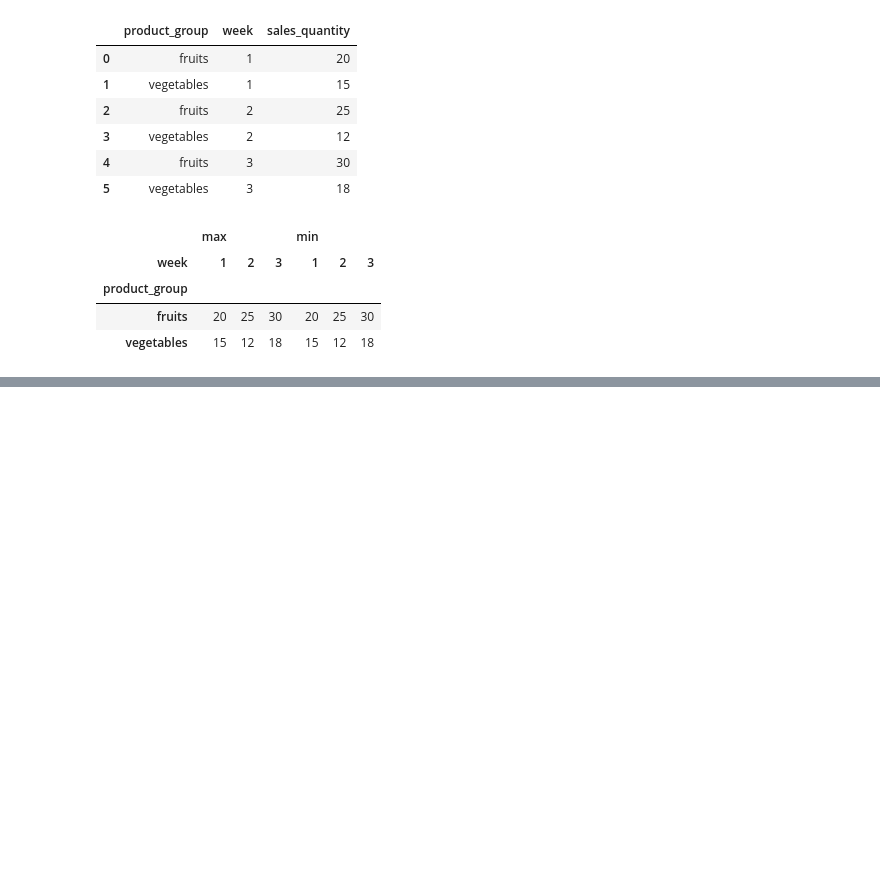
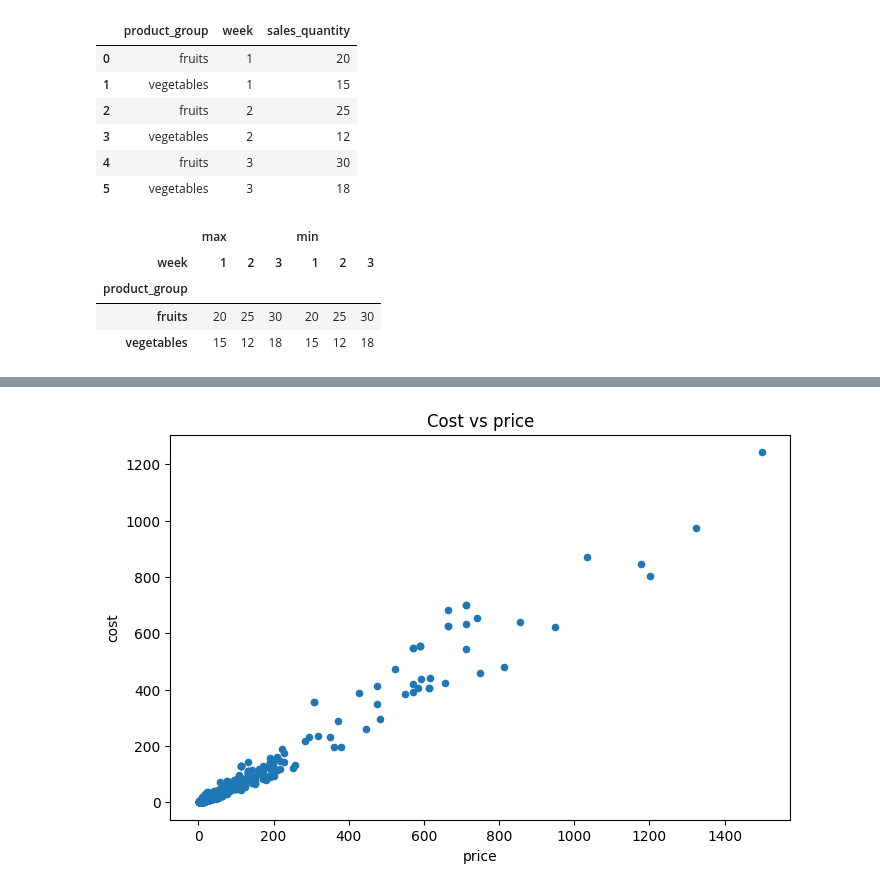
Before and after one commit to WhisperingDreamer/ML-courses, a Jupyter notebook: Pandas/1Introduction.ipynb, the cells around one changed output, grey strips where cells are left out. Cells and saved outputs as stored; diff of their text form; code cells hidden in the pictures; blank space fills up the shorter version.

```diff
--- a/Pandas/1Introduction.ipynb
+++ b/Pandas/1Introduction.ipynb
@@ -1870,0 +1987,3 @@ display(solution(df))
+# %%
+sales = pd.read_csv("sales.csv")
+sales.head()
@@ -1870,0 +1997,12 @@ display(solution(df))
+# %%
+sales.plot(
+    x='price',
+    y='cost',
+    kind='scatter',
+    figsize=(8, 5),
+    title='Cost vs price'
+)
+
+plt.savefig('figs/sales')
+# %% [output]
+[figure, added]
```
Also changed, not shown: parts of 52 cells of this notebook, 5 other files.
